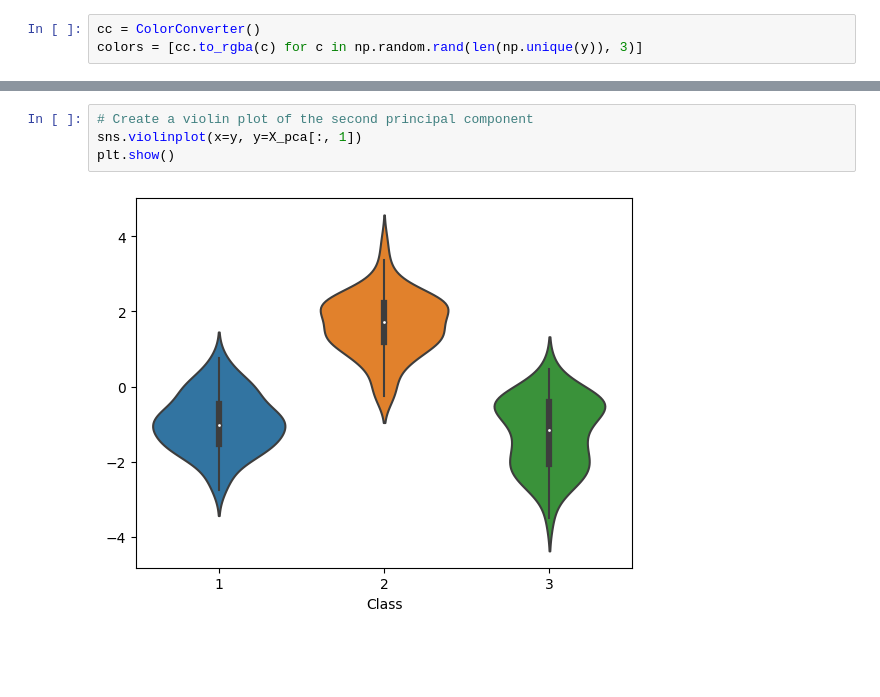
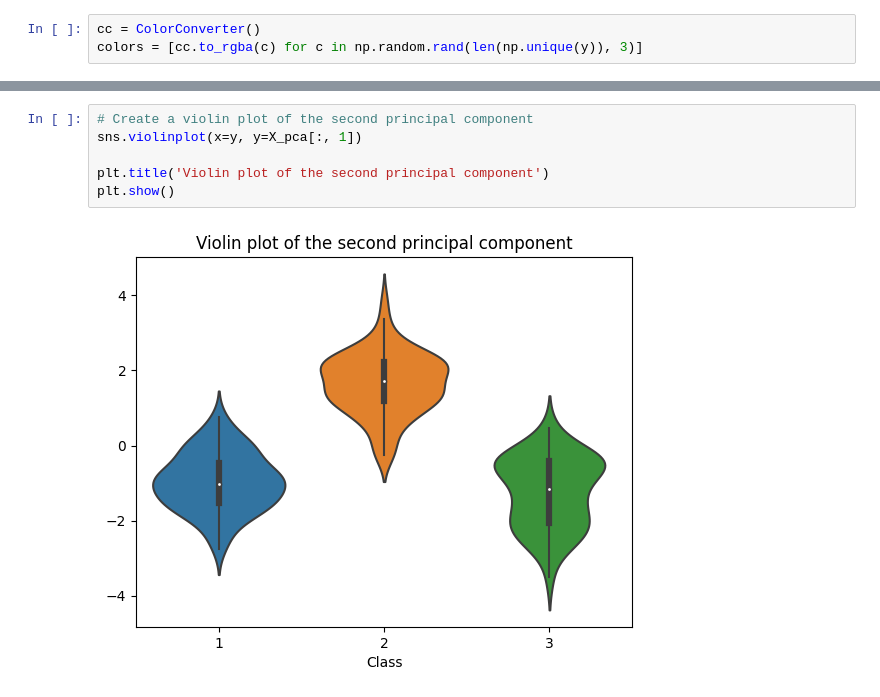
Before and after one commit to sskender/data-visualization, a Jupyter notebook: lab3/Wines.ipynb, the cells around one changed output, grey strips where cells are left out. Drawn from its saved outputs; the diff is of its cells as text; blank space fills up the shorter version.

```diff
--- a/lab3/Wines.ipynb
+++ b/lab3/Wines.ipynb
@@ -214,9 +240,11 @@ plt.show()
 # %%
 # Create a violin plot of the second principal component
 sns.violinplot(x=y, y=X_pca[:, 1])
+
+plt.title('Violin plot of the second principal component')
 plt.show()
 # %% [output]
-[figure, old version]
+[figure, new version]
 # %%
 # Create a violin plot of the third principal component
 sns.violinplot(x=y, y=X_pca[:, 2])
```
Also changed, not shown: parts of 29 cells of this notebook.
